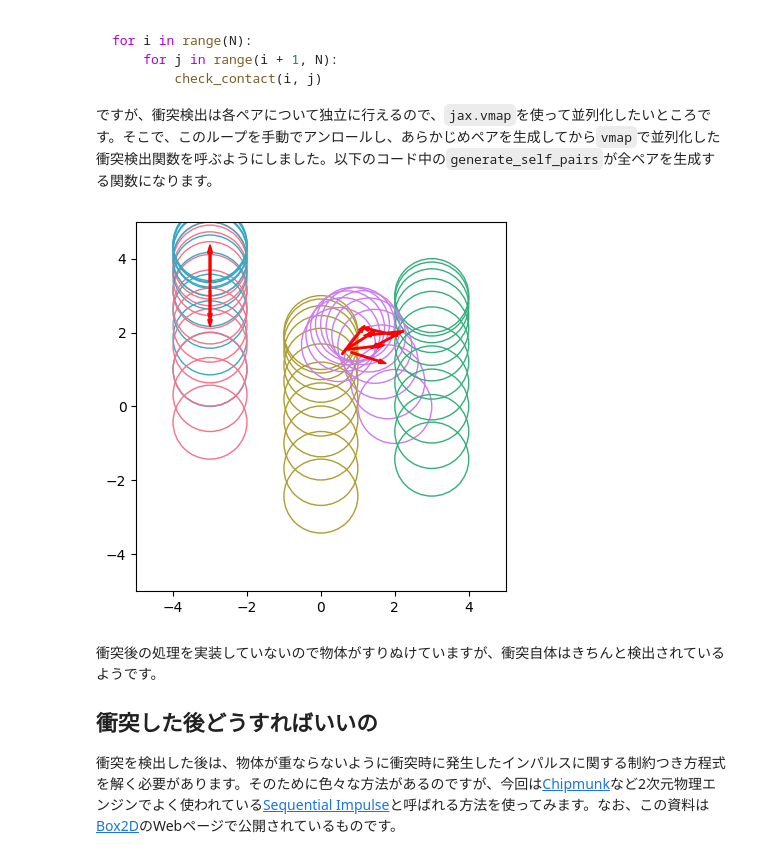
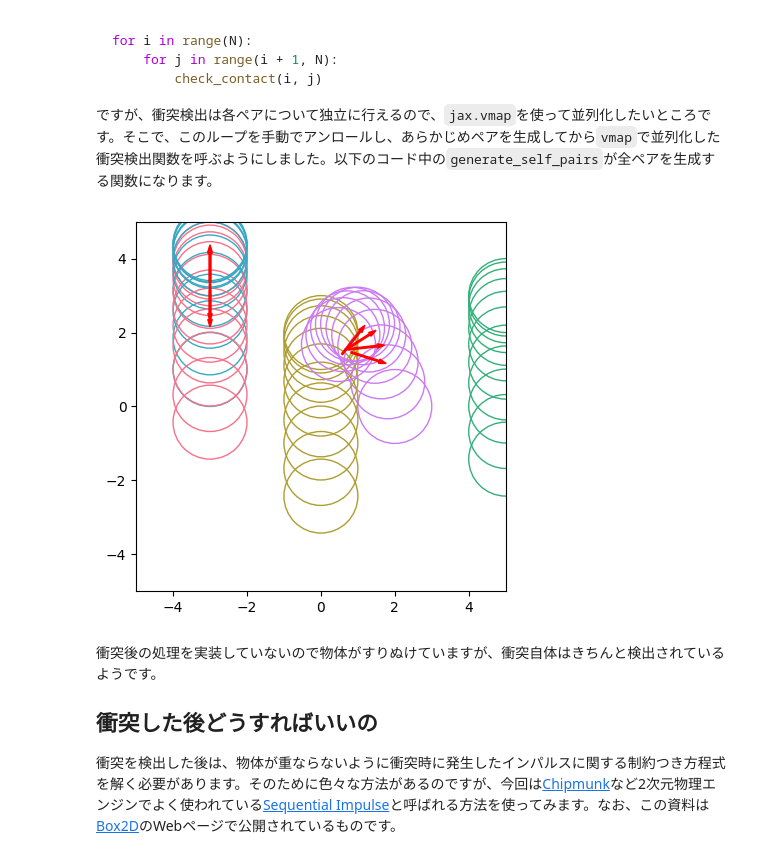
Before and after one commit to kngwyu/rlog2, a Jupyter notebook: posts/fast_2d_physics_in_jax.ipynb, the cells around one changed output. Saved outputs shown, nothing was run; the diff lists cells and outputs as text; code cells hidden in the pictures.

```diff
--- a/posts/fast_2d_physics_in_jax.ipynb
+++ b/posts/fast_2d_physics_in_jax.ipynb
@@ -89,23 +89,23 @@ TWO_PI = jnp.pi * 2
 
 
 class _PositionLike(Protocol):
-    angle: jax.Array  # Angular velocity (N, 1)
+    angle: jax.Array  # Angular velocity (N,)
     xy: jax.Array  # (N, 2)
 
     @classmethod
     def zeros(cls: type[Self], n: int) -> Self:
-        return cls(angle=jnp.zeros((n, 1)), xy=jnp.zeros((n, 2)))
+        return cls(angle=jnp.zeros((n,)), xy=jnp.zeros((n, 2)))
 
 
 @chex.dataclass
 class Velocity(_PositionLike, PyTreeOps):
-    angle: jax.Array  # Angular velocity (N, 1)
+    angle: jax.Array  # Angular velocity (N,)
     xy: jax.Array  # (N, 2)
 
 
 @chex.dataclass
 class Force(_PositionLike, PyTreeOps):
-    angle: jax.Array  # Angular (torque) force (N, 1)
+    angle: jax.Array  # Angular (torque) force (N,)
     xy: jax.Array  # (N, 2)
 
 
@@ -120,19 +120,25 @@ class Position(_PositionLike, PyTreeOps):
     angle: jax.Array  # Angular velocity (N, 1)
     xy: jax.Array  # (N, 2)
 
-    def transform(self, xy: jax.Array) -> jax.Array:
+    def rotate(self, xy: jax.Array) -> jax.Array:
         x, y = _get_xy(xy)
         s, c = jnp.sin(self.angle), jnp.cos(self.angle)
         rot_x = c * x - s * y
         rot_y = s * x + c * y
-        return jnp.stack((rot_x, rot_y), axis=-1) + self.xy
+        return jnp.stack((rot_x, rot_y), axis=-1)
 
-    def inv_transform(self, xy: jax.Array) -> jax.Array:
-        vx, vy = _get_xy(xy - self.xy)
+    def transform(self, xy: jax.Array) -> jax.Array:
+        return self.rotate(xy) + self.xy
+
+    def inv_rotate(self, xy: jax.Array) -> jax.Array:
+        x, y = _get_xy(xy)
         s, c = jnp.sin(self.angle), jnp.cos(self.angle)
         rot_x = c * vx + s * vy
         rot_y = c * vy - s * vx
         return jnp.stack((rot_x, rot_y), axis=-1)
+
+    def inv_transform(self, xy: jax.Array) -> jax.Array:
+        return inv_roate(xy - self.xy)
 
 
 @chex.dataclass
@@ -240,7 +246,7 @@ circles = Circle(
 )
 space = Space(gravity=jnp.array([0.0, -9.8]), circle=circles)
 p = Position(
-    angle=jnp.array([-2, 0.1, 0.2]).reshape(3, 1),
+    angle=jnp.array([-2, 0.1, 0.2]),
     xy=jnp.array([[-3, 4.0], [0.0, 2.0], [3.0, 3]]),
 )
 v = Velocity.zeros(3)
@@ -392,37 +395,37 @@ circles = Circle(
 )
 space = Space(gravity=jnp.array([0.0, -9.8]), circle=circles)
 p = Position(
-    angle=jnp.zeros((N, 1)),
-    xy=jnp.array([[-3, 4.0], [0.0, 2.0], [3.0, 3], [-3, 1], [2, 0]]),
+    angle=jnp.zeros(N),
+    xy=jnp.array([[-3, 4.0], [0.0, 2.0], [5.0, 3], [-3, 1], [2, 0]]),
 )
 v_xy = jnp.concatenate((jnp.zeros((N - 2, 2)), jnp.array([[0, 10.0], [-2.0, 8.0]])))
 v = Velocity(angle=jnp.zeros(N), xy=v_xy)
 f = Force(angle=jnp.zeros(N), xy=jnp.zeros((N, 2)))
 state = State(p=p, v=v, f=f, is_active=jnp.ones(N, dtype=bool))
 positions = [state.p]
 contact_list = []
 for i in range(10):
     state = update_velocity(space, circles, state)
     state = update_position(space, state)
     positions.append(state.p)
     contacts, _, _ = check_circle_to_circle(space, state.p, state.is_active)
     total_index = 0
     for j in range(N):
         for k in range(j + 1, N):
             if contacts.penetration[total_index, 0] > 0:
                 contact_list.append(contacts.get_slice((total_index, 0)))
             total_index += 1
 fig, ax = plt.subplots()
 ax.set_aspect("equal", adjustable="box")
 ax.set_xlim((-5, 5))
 ax.set_ylim((-5, 5))
 visualize_balls(ax, space.circle, positions)
 for contact in contact_list:
     arrow = Arrow(*contact.pos, *contact.normal, width=0.2, color="r")
     ax.add_patch(arrow)
 fig
 # %% [output]
-[figure, old version]
+[figure, new version]
 # %% [markdown]
 衝突後の処理を実装していないので物体がすりぬけていますが、衝突自体はきちんと検出されているようです。
 
```
Also changed, not shown: parts of 7 cells of this notebook.
